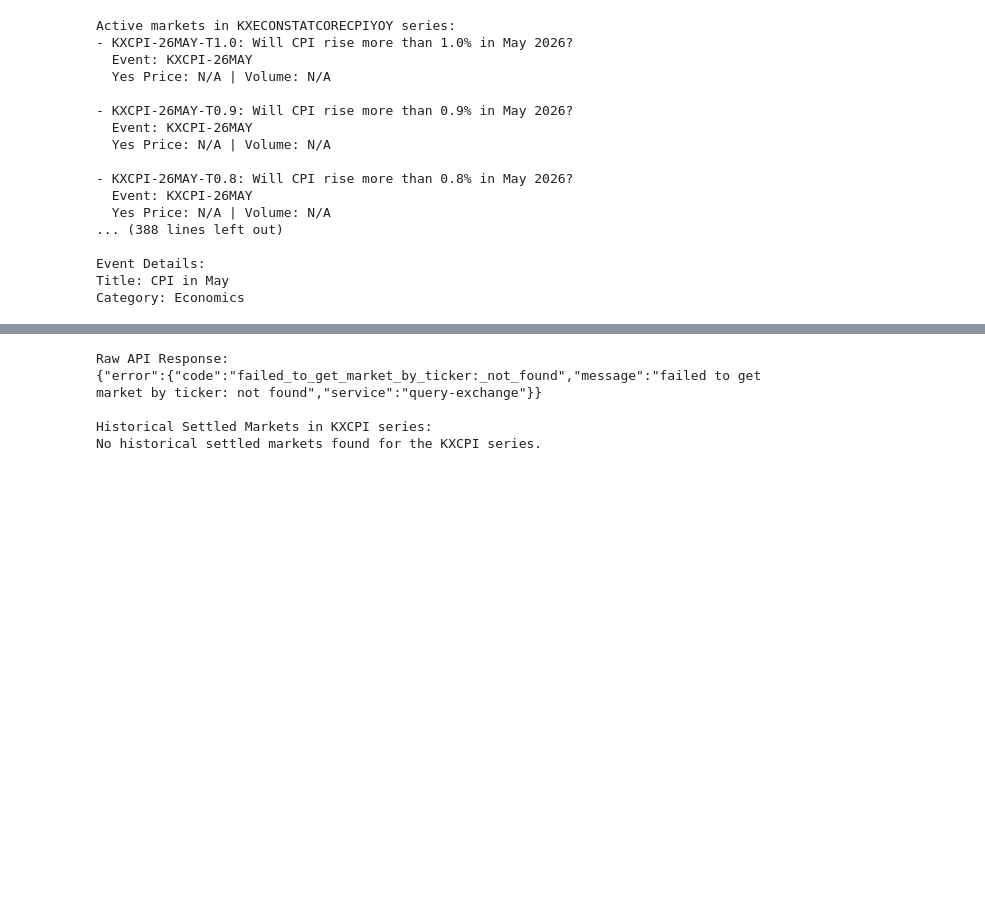
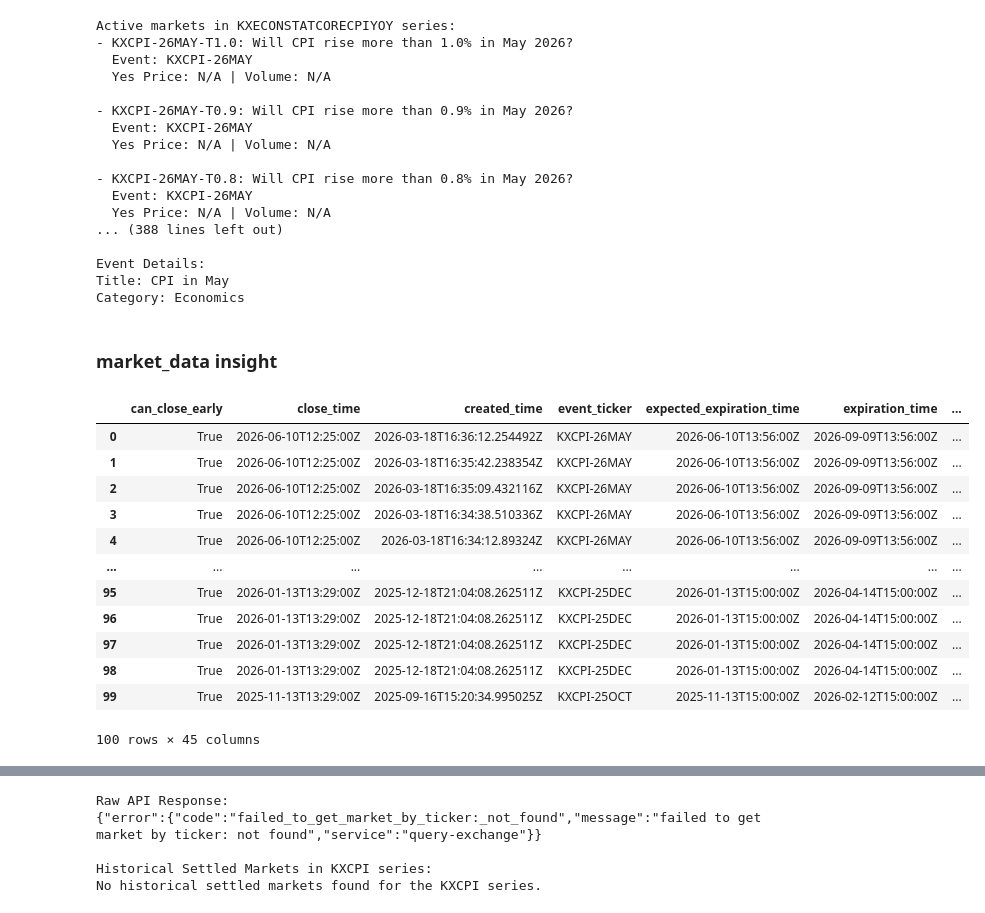
Before and after one commit to hunsec/Kalshi_economics, a Jupyter notebook: notebooks/Kalshi_API.ipynb, the cells around one changed output, grey strips where cells are left out. Saved outputs shown, nothing was run; the diff lists cells and outputs as text; code cells hidden in the pictures; blank space fills up the shorter version.

```diff
--- a/notebooks/Kalshi_API.ipynb
+++ b/notebooks/Kalshi_API.ipynb
@@ -64,6 +64,27 @@ Active markets in KXECONSTATCORECPIYOY series:
 Event Details:
 Title: CPI in May
 Category: Economics
+# %% [markdown]
+<h3>market_data insight</h3>
+# %%
+# Extract the list of markets and create the DataFrame
+import pandas as pd
+df = pd.DataFrame(markets_data['markets'])
+display(df)
+# %% [output]
+|  | can_close_early | close_time | created_time | event_ticker | expected_expiration_time | expiration_time | ... |
+| 0 | True | 2026-06-10T12:25:00Z | 2026-03-18T16:36:12.254492Z | KXCPI-26MAY | 2026-06-10T13:56:00Z | 2026-09-09T13:56:00Z | ... |
+| 1 | True | 2026-06-10T12:25:00Z | 2026-03-18T16:35:42.238354Z | KXCPI-26MAY | 2026-06-10T13:56:00Z | 2026-09-09T13:56:00Z | ... |
+| 2 | True | 2026-06-10T12:25:00Z | 2026-03-18T16:35:09.432116Z | KXCPI-26MAY | 2026-06-10T13:56:00Z | 2026-09-09T13:56:00Z | ... |
+| 3 | True | 2026-06-10T12:25:00Z | 2026-03-18T16:34:38.510336Z | KXCPI-26MAY | 2026-06-10T13:56:00Z | 2026-09-09T13:56:00Z | ... |
+| 4 | True | 2026-06-10T12:25:00Z | 2026-03-18T16:34:12.89324Z | KXCPI-26MAY | 2026-06-10T13:56:00Z | 2026-09-09T13:56:00Z | ... |
+| ... | ... | ... | ... | ... | ... | ... | ... |
+| 95 | True | 2026-01-13T13:29:00Z | 2025-12-18T21:04:08.262511Z | KXCPI-25DEC | 2026-01-13T15:00:00Z | 2026-04-14T15:00:00Z | ... |
+| 96 | True | 2026-01-13T13:29:00Z | 2025-12-18T21:04:08.262511Z | KXCPI-25DEC | 2026-01-13T15:00:00Z | 2026-04-14T15:00:00Z | ... |
+| 97 | True | 2026-01-13T13:29:00Z | 2025-12-18T21:04:08.262511Z | KXCPI-25DEC | 2026-01-13T15:00:00Z | 2026-04-14T15:00:00Z | ... |
+| 98 | True | 2026-01-13T13:29:00Z | 2025-12-18T21:04:08.262511Z | KXCPI-25DEC | 2026-01-13T15:00:00Z | 2026-04-14T15:00:00Z | ... |
+| 99 | True | 2025-11-13T13:29:00Z | 2025-09-16T15:20:34.995025Z | KXCPI-25OCT | 2025-11-13T15:00:00Z | 2026-02-12T15:00:00Z | ... |
+100 rows × 45 columns
 # %%
 import requests
 
```
Also changed, not shown: parts of 6 cells of this notebook, 17 other files.
